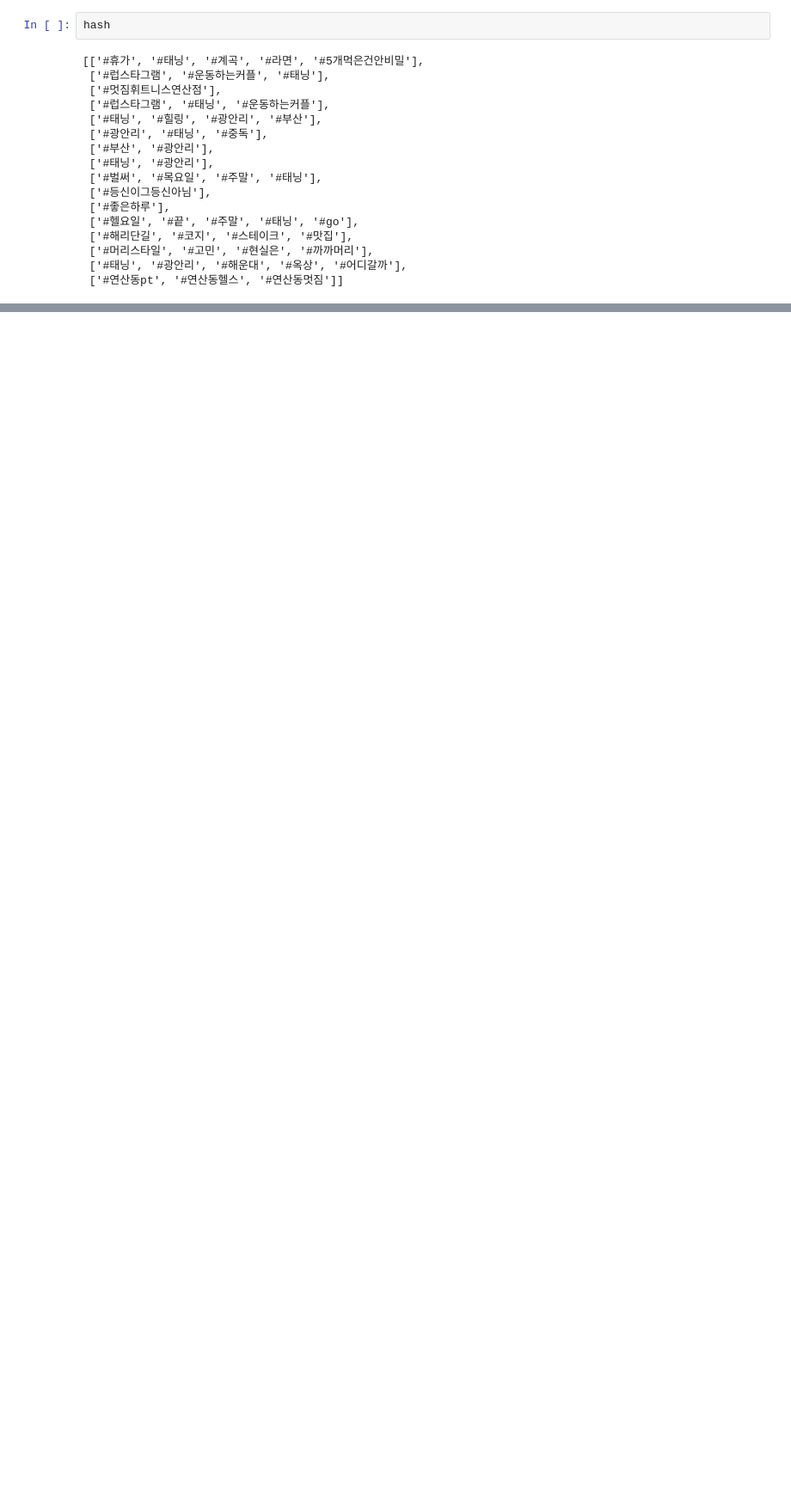
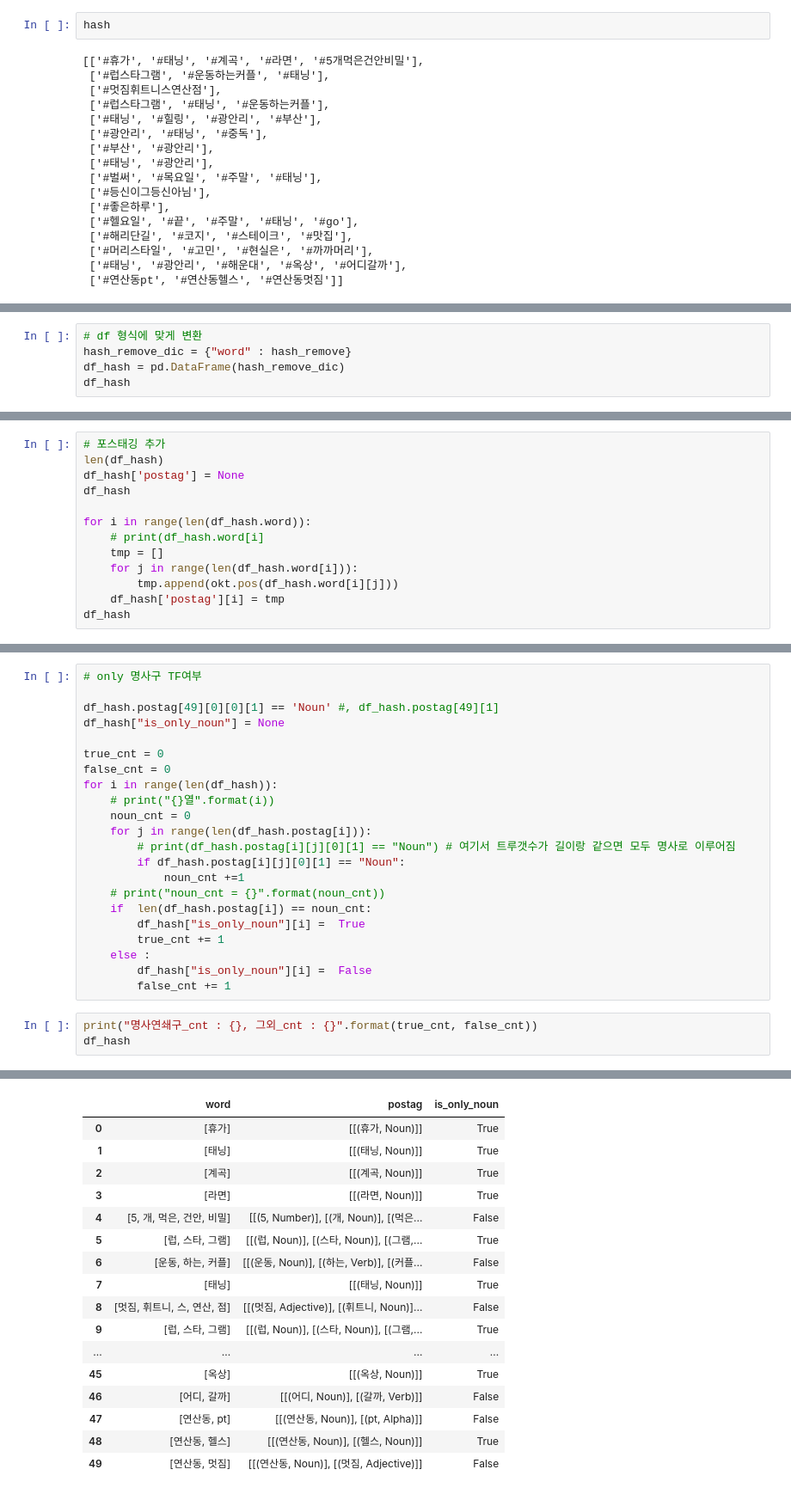
Before and after one commit to dohyun-kim92/TIL, a Jupyter notebook: hash_and_removehash_sample_ipynb의_사본.ipynb, the cells around one changed output, grey strips where cells are left out. Shown at 86% size. Saved outputs shown, nothing was run; the diff lists cells and outputs as text; blank space fills up the shorter version.

```diff
--- a/hash_and_removehash_sample_ipynb의_사본.ipynb
+++ b/hash_and_removehash_sample_ipynb의_사본.ipynb
@@ -78,0 +188,5 @@ hash_remove_content
+# %%
+# df 형식에 맞게 변환
+hash_remove_dic = {"word" : hash_remove}
+df_hash = pd.DataFrame(hash_remove_dic)
+df_hash
@@ -78,0 +211,13 @@ hash_remove_content
+# %%
+# 포스태깅 추가
+len(df_hash)
+df_hash['postag'] = None
+df_hash
+
+for i in range(len(df_hash.word)):
+    # print(df_hash.word[i]
+    tmp = []
+    for j in range(len(df_hash.word[i])):
+        tmp.append(okt.pos(df_hash.word[i][j]))
+    df_hash['postag'][i] = tmp
+df_hash
@@ -78,0 +242,26 @@ hash_remove_content
+# %%
+# only 명사구 TF여부
+
+df_hash.postag[49][0][0][1] == 'Noun' #, df_hash.postag[49][1]
+df_hash["is_only_noun"] = None
+
+true_cnt = 0
+false_cnt = 0
+for i in range(len(df_hash)):
+    # print("{}열".format(i))
+    noun_cnt = 0
+    for j in range(len(df_hash.postag[i])):
+        # print(df_hash.postag[i][j][0][1] == "Noun") # 여기서 트루갯수가 길이랑 같으면 모두 명사로 이루어짐
+        if df_hash.postag[i][j][0][1] == "Noun":
+            noun_cnt +=1
+    # print("noun_cnt = {}".format(noun_cnt))
+    if  len(df_hash.postag[i]) == noun_cnt:
+        df_hash["is_only_noun"][i] =  True
+        true_cnt += 1
+    else :
+        df_hash["is_only_noun"][i] =  False
+        false_cnt += 1
+# %%
+print("명사연쇄구_cnt : {}, 그외_cnt : {}".format(true_cnt, false_cnt))
+df_hash
+# %% [output]
@@ -78,0 +269,17 @@ hash_remove_content
+|  | word | postag | is_only_noun |
+| 0 | [휴가] | [[(휴가, Noun)]] | True |
+| 1 | [태닝] | [[(태닝, Noun)]] | True |
+| 2 | [계곡] | [[(계곡, Noun)]] | True |
+| 3 | [라면] | [[(라면, Noun)]] | True |
+| 4 | [5, 개, 먹은, 건안, 비밀] | [[(5, Number)], [(개, Noun)], [(먹은... | False |
+| 5 | [럽, 스타, 그램] | [[(럽, Noun)], [(스타, Noun)], [(그램,... | True |
+| 6 | [운동, 하는, 커플] | [[(운동, Noun)], [(하는, Verb)], [(커플... | False |
+| 7 | [태닝] | [[(태닝, Noun)]] | True |
+| 8 | [멋짐, 휘트니, 스, 연산, 점] | [[(멋짐, Adjective)], [(휘트니, Noun)]... | False |
+| 9 | [럽, 스타, 그램] | [[(럽, Noun)], [(스타, Noun)], [(그램,... | True |
+| ... | ... | ... | ... |
+| 45 | [옥상] | [[(옥상, Noun)]] | True |
+| 46 | [어디, 갈까] | [[(어디, Noun)], [(갈까, Verb)]] | False |
+| 47 | [연산동, pt] | [[(연산동, Noun)], [(pt, Alpha)]] | False |
+| 48 | [연산동, 헬스] | [[(연산동, Noun)], [(헬스, Noun)]] | True |
+| 49 | [연산동, 멋짐] | [[(연산동, Noun)], [(멋짐, Adjective)]] | False |
```
Also changed, not shown: parts of 13 cells of this notebook.
